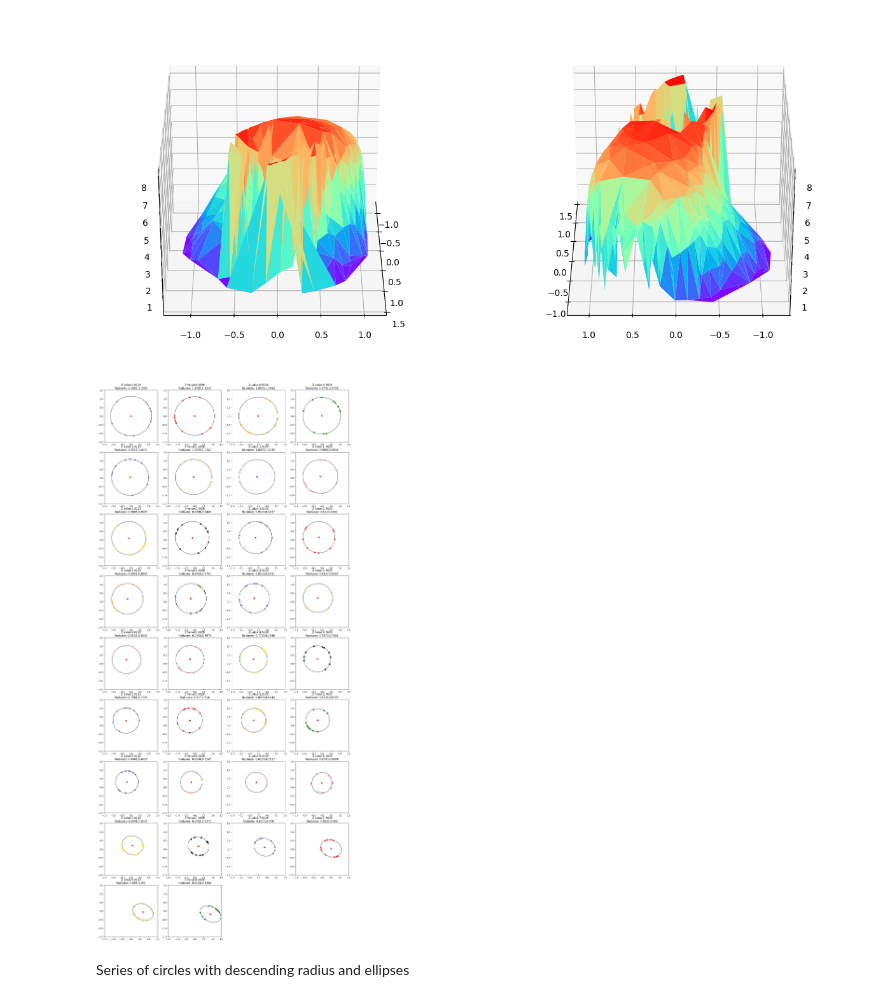
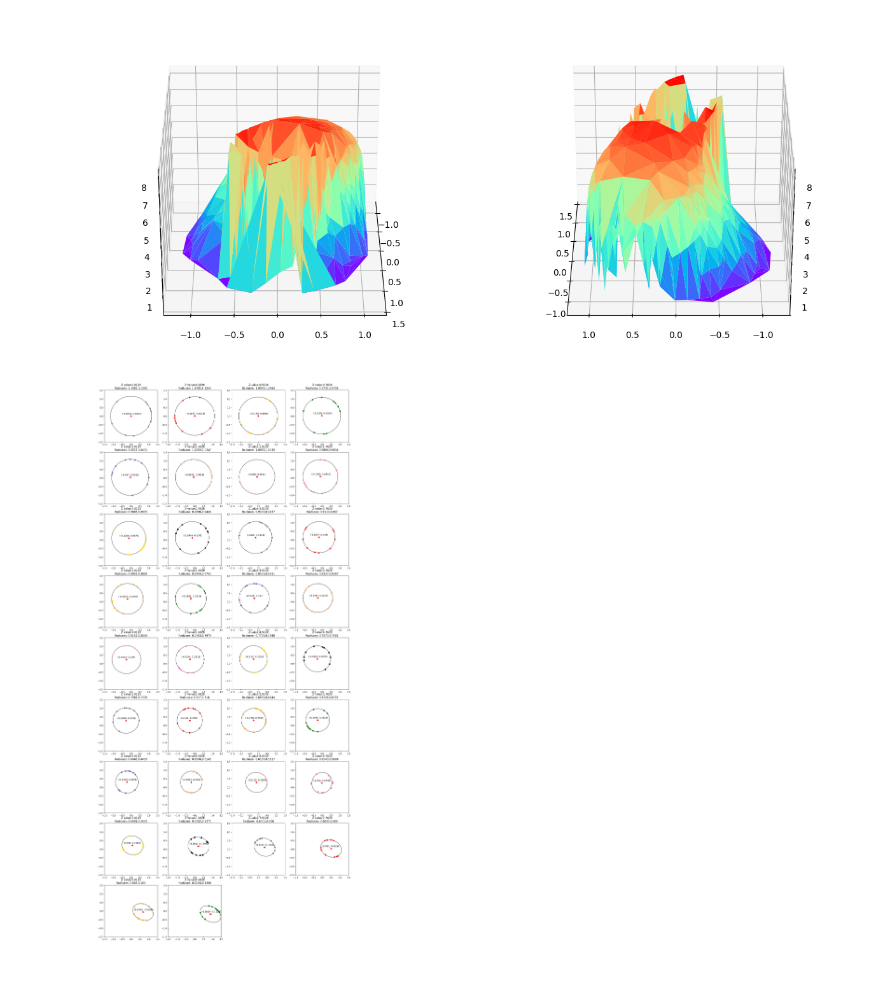
Before and after one commit to TalRos99/Surface-Prediction, a Jupyter notebook: Surface prediction.ipynb, the cells around one changed output. Cells and saved outputs as stored; diff of their text form; code cells hidden in the pictures; blank space fills up the shorter version.

```diff
--- a/Surface prediction.ipynb
+++ b/Surface prediction.ipynb
@@ -133,32 +133,31 @@ def ellipse_angle_of_rotation2( a ):
 # %%
 vals = np.array(vals)
 z_unique_values = np.unique(vals[:, 2])
 ticks = [-1.5, -1, -0.5, 0, 0.5, 1, 1.5]
 k = 1
 fig_size_scale = 5
 fig = plt.figure(figsize=(4*fig_size_scale,9*fig_size_scale))
 for layer in z_unique_values:
     ax = fig.add_subplot(9, 4, k)
     relevant_points = vals[vals[:, 2] == layer][:, :2]
     if len(relevant_points) > 3:
         a = fitEllipse(relevant_points[:, 0], relevant_points[:, 1])
         center = ellipse_center(a)
         phi = ellipse_angle_of_rotation2(a)
         axes = ellipse_axis_length(a)
         a, b = axes
         ell = Ellipse(center, 2 * a, 2 * b,  angle=phi * 180 / np.pi, fill=False)
         ax.add_artist(ell)
         ell.set_clip_box(ax.bbox)
         ax.set_title("Z value:" + str(round(layer, 4))+ "\nRadiuses: " + str(round(a, 4)) + "," + str(round(b, 4)))
         ax.scatter(center[0], center[1], color='red')
+        ax.text(center[0]-0.5, center[1]+0.1, "(" + str(round(center[0], 4)) + ", " + str(round(center[1], 4))+")")
 
     ax.set_xlim(-1.5, 1.5)
     ax.set_ylim(-1.5, 1.5)
     ax.set_xticks(ticks)
     ax.set_yticks(ticks)
     ax.scatter(relevant_points[:, 0], relevant_points[:, 1], color=colour[k%len(colour)])
     k += 1
 # %% [output]
-[figure, old version]
+[figure, new version]
-# %% [markdown]
-Series of circles with descending radius and ellipses
```
